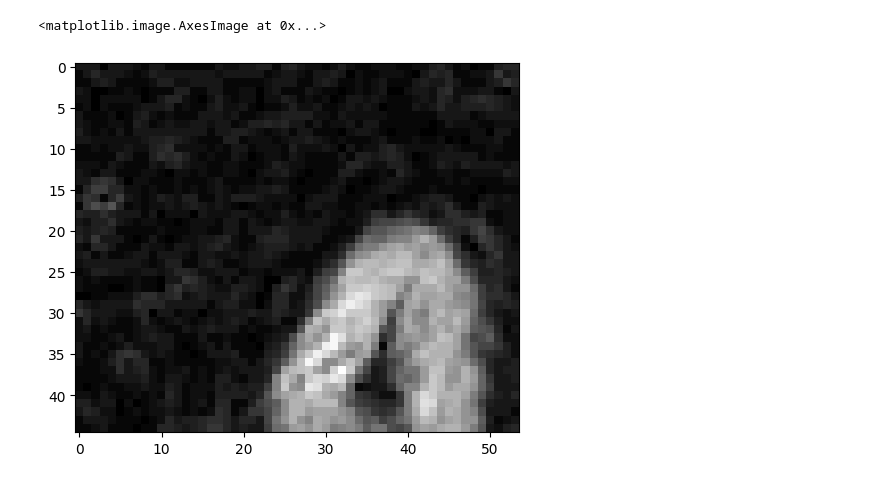
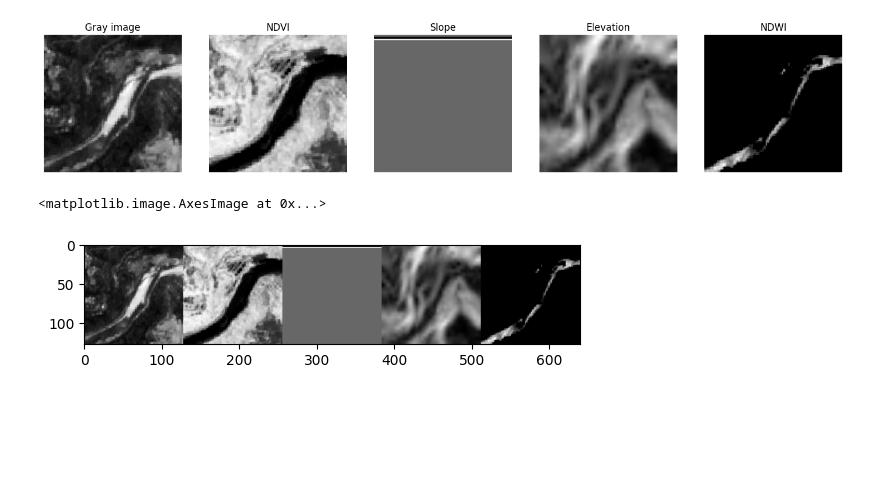
Before and after one commit to Mafaz03/PixSketch2Pix, a Jupyter notebook: extract_sat_data.ipynb, the cells around one changed output. Cells and saved outputs as stored; diff of their text form; code cells hidden in the pictures; blank space fills up the shorter version.

```diff
--- a/extract_sat_data.ipynb
+++ b/extract_sat_data.ipynb
@@ -145,10 +55,5 @@ def get_map(cords, start_date, end_date, evalscript_true_color, evalscript_ndvi,
 # %%
-maps = get_map(cords, start_date="2020-06-12", end_date="2021-06-13",
+maps = get_map(cords, start_date="2021-06-12", end_date="2023-06-13",
         evalscript_ndvi=evalscript_ndvi,
         evalscript_true_color=evalscript_true_color,
         evalscript_ndwi=evalscript_ndwi)
-# %%
-plt.imshow(maps[4], cmap="gray")
-# %% [output]
-<matplotlib.image.AxesImage at 0x...>
-[figure, removed]
@@ -154,0 +62,27 @@ plt.imshow(maps[4], cmap="gray")
+# %%
+new_shape = (IMAGE_SIZE, IMAGE_SIZE)
+
+gray_image = cv2.resize(to_grayscale(maps[0]), (new_shape[0], new_shape[1]))
+NDVI = cv2.resize(maps[1], (new_shape[0], new_shape[1]))
+Slope = cv2.resize(maps[2], (new_shape[0], new_shape[1]))
+Elevation = cv2.resize(maps[3], (new_shape[0], new_shape[1]))
+NDWI = cv2.resize(maps[4], (new_shape[0], new_shape[1]))
+# %%
+fig,(ax1,ax2, ax3, ax4, ax5)= plt.subplots(1,5,figsize=(18,6))
+
+ax1.set_title("Gray image")
+ax2.set_title("NDVI")
+ax3.set_title("Slope")
+ax4.set_title("Elevation")
+ax5.set_title("NDWI")
+
+ax1.imshow(gray_image, cmap="gray")
+ax2.imshow(NDVI, cmap="gray")
+ax3.imshow(Slope, cmap="gray")
+ax4.imshow(Elevation, cmap="gray")
+ax5.imshow(NDWI, cmap="gray")
+
+ax1.axis("off"); ax2.axis("off"), ax3.axis("off"); ax4.axis("off"), ax5.axis("off")
+plt.show()
+# %% [output]
+[figure, added]
@@ -154,0 +95,12 @@ plt.imshow(maps[4], cmap="gray")
+# %%
+canvas = np.ones((128, 128*5))
+canvas[:, 0:128] = gray_image_n
+canvas[:, 128:128*2] = NDVI_n
+canvas[:, 128*2:128*3] = Slope_n
+canvas[:, 128*3:128*4] = Elevation_n
+canvas[:, 128*4:128*5] = NDWI_n
+
+plt.imshow(canvas, cmap="gray")
+# %% [output]
+<matplotlib.image.AxesImage at 0x...>
+[figure, added]
```
Also changed, not shown: parts of 10 cells of this notebook, 2 other files.
